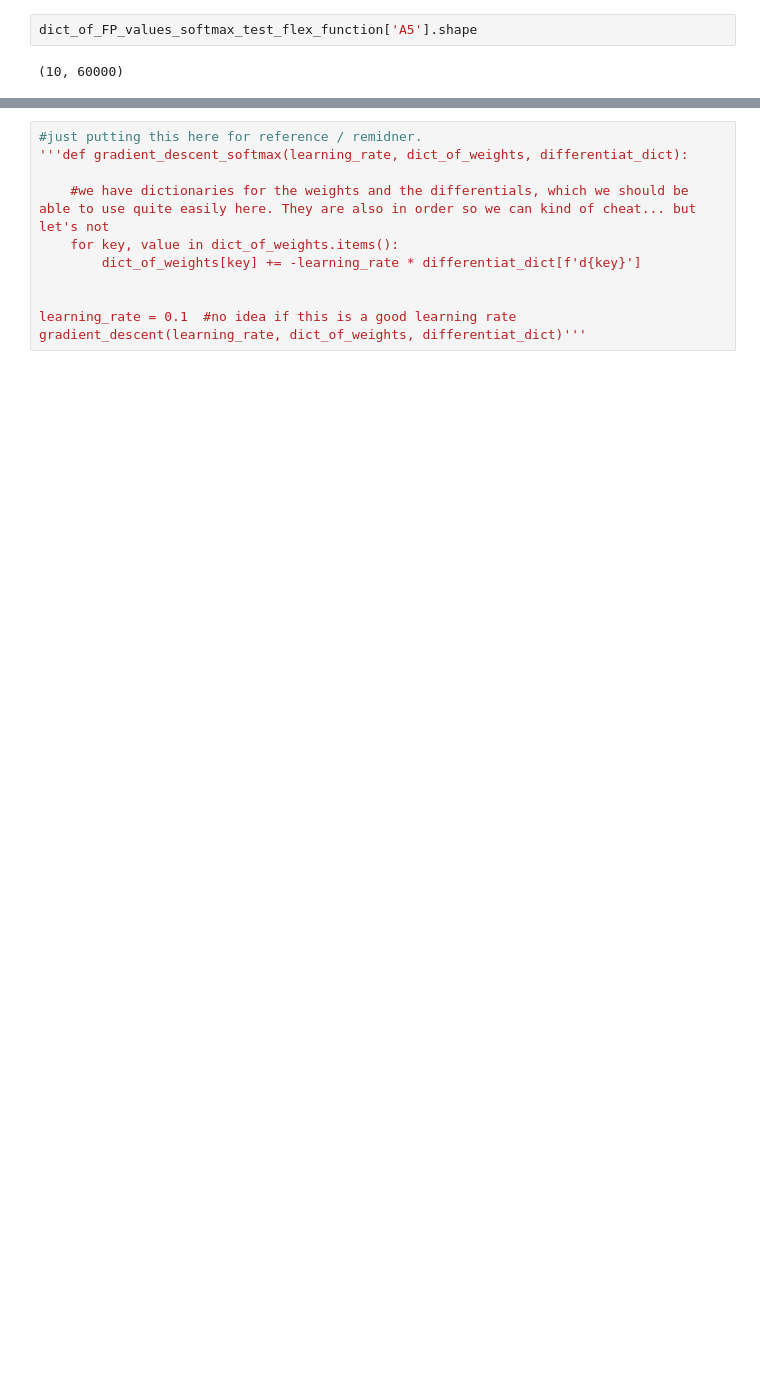
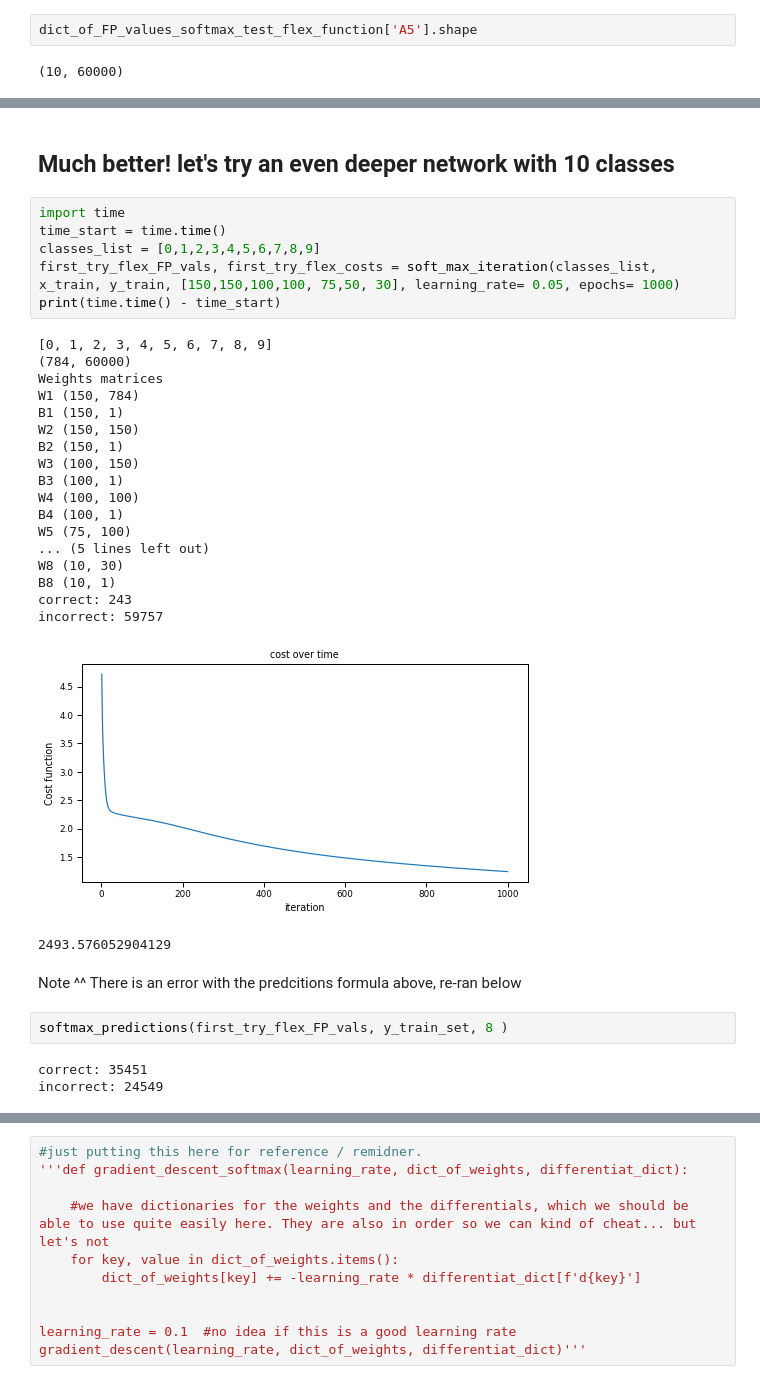
Before and after one commit to jakelourie1502/Neural_network_from_scratch, a Jupyter notebook: mnist_neural_net_from_scratch.ipynb, the cells around one changed output, grey strips where cells are left out. Drawn from its saved outputs; the diff is of its cells as text; blank space fills up the shorter version.

```diff
--- a/mnist_neural_net_from_scratch.ipynb
+++ b/mnist_neural_net_from_scratch.ipynb
@@ -866,0 +851,35 @@ def sigmoid_forward_prop(previous_a, W, B):
+# %% [markdown]
+## Much better! let's try an even deeper network with 10 classes
+# %%
+import time
+time_start = time.time()
+classes_list = [0,1,2,3,4,5,6,7,8,9]
+first_try_flex_FP_vals, first_try_flex_costs = soft_max_iteration(classes_list, x_train, y_train, [150,150,100,100, 75,50, 30], learning_rate= 0.05, epochs= 1000)
+print(time.time() - time_start)
+# %% [output]
+[0, 1, 2, 3, 4, 5, 6, 7, 8, 9]
+(784, 60000)
+Weights matrices
+W1 (150, 784)
+B1 (150, 1)
+W2 (150, 150)
+B2 (150, 1)
+W3 (100, 150)
+B3 (100, 1)
+W4 (100, 100)
+B4 (100, 1)
+W5 (75, 100)
+... (5 lines left out)
+W8 (10, 30)
+B8 (10, 1)
+correct: 243
+incorrect: 59757
+[figure, added]
+2493.576052904129
+# %% [markdown]
+Note ^^ There is an error with the predcitions formula above, re-ran below
+# %%
+softmax_predictions(first_try_flex_FP_vals, y_train_set, 8 )
+# %% [output]
+correct: 35451
+incorrect: 24549
```
Also changed, not shown: parts of 18 cells of this notebook.
